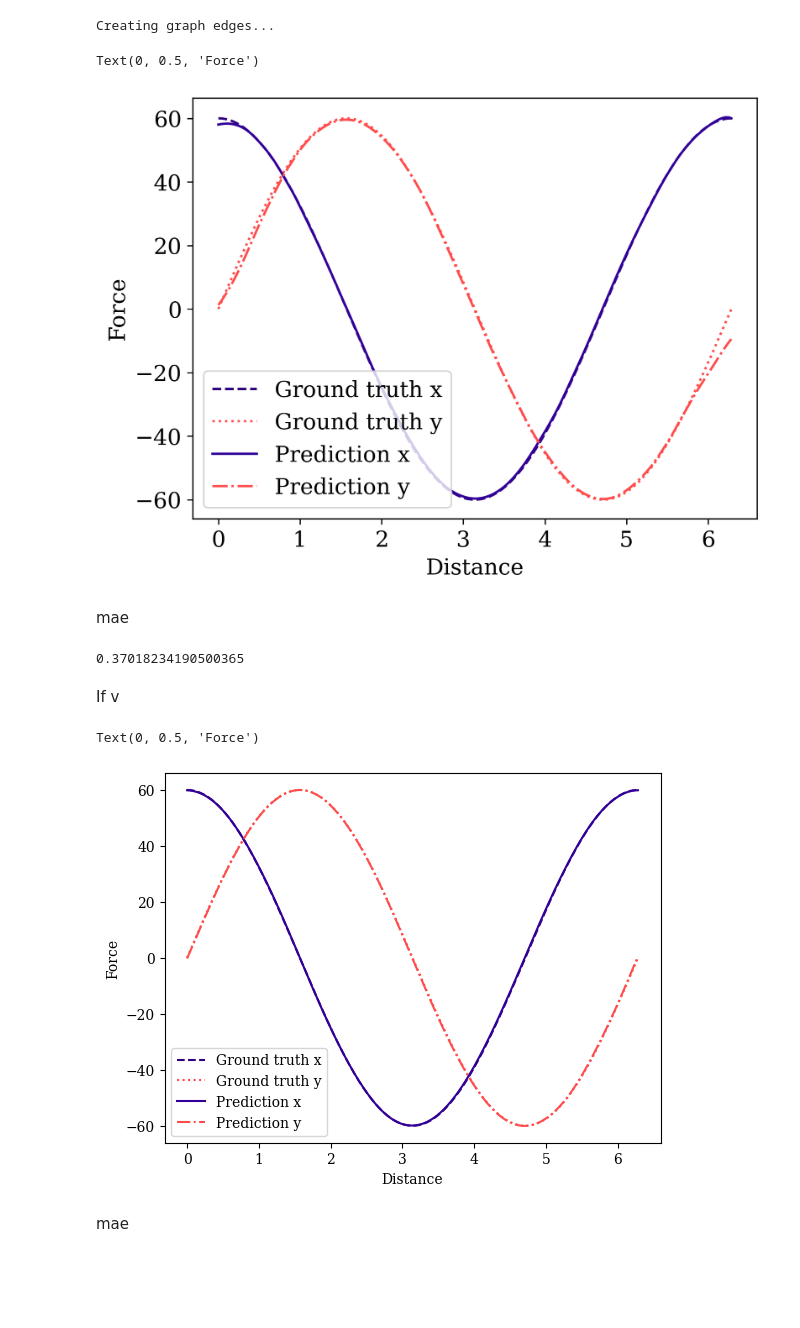
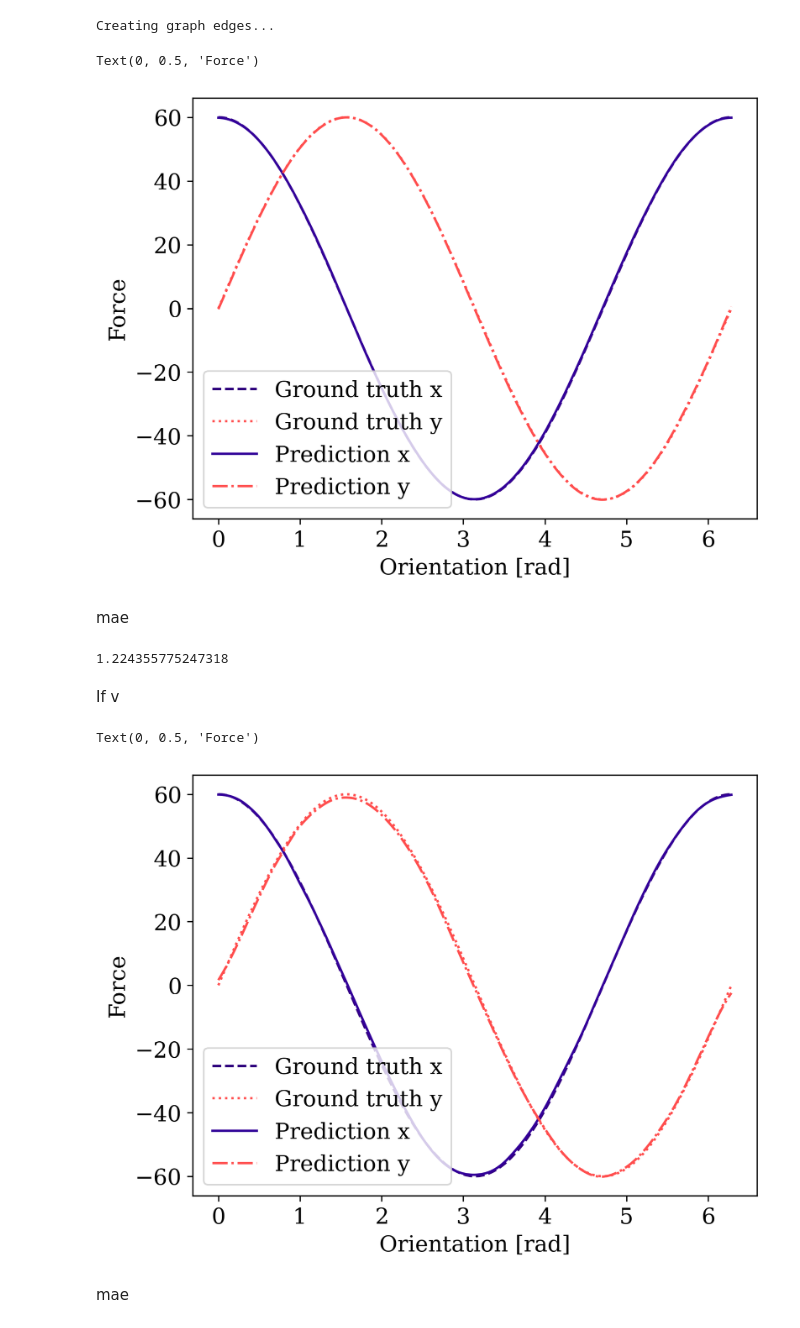
Before and after one commit to Phistian/exjobb, a Jupyter notebook: miguel/training/4training.ipynb, the cells around one changed output. Cells and saved outputs as stored; diff of their text form; code cells hidden in the pictures; blank space fills up the shorter version.

```diff
--- a/miguel/training/4training.ipynb
+++ b/miguel/training/4training.ipynb
@@ -640,7 +640,7 @@ KeyboardInterrupt: ignored
 # %% [markdown]
 # Load Model
 # %%
-extra_string = 'DATA1model1000'
+extra_string = 'DATA4model1000'
 model = keras.models.load_model(models_address + extra_string)
 # %% [markdown]
 # Functions to use in evaluation
@@ -959,46 +959,46 @@ plt.plot(orientations*np.pi*2, pred_x, color=[0.2, 0, 0.6])
 plt.plot(orientations*np.pi*2, pred_y, linestyle='dashdot', color=[1, 0.3, 0.3])
 
 plt.legend(["Ground truth x", "Ground truth y", "Prediction x", "Prediction y"])
-plt.xlabel("Distance")
+plt.xlabel("Orientation [rad]")
 plt.ylabel("Force")
 # %% [output]
 Text(0, 0.5, 'Force')
-[figure, old version]
+[figure, new version]
 # %% [markdown]
 mae
 # %%
 f_mae(0, 2*np.pi, orientation[::2]*np.pi*2, true_x, true_y, pred_x, pred_y)
 # %% [output]
-0.37018234190500365
+1.224355775247318
 # %% [markdown]
 If v
 # %%
 from matplotlib import rcParams
 rcParams['font.family'] = 'serif'
 rcParams['font.sans-serif'] = ['times new roman']
 import matplotlib.pyplot as plt
 
 connected_nodes=adj_mtx[:,0]
 pred_x = model_predictions[0][connected_nodes, 0][::2]
 pred_y = model_predictions[0][connected_nodes, 1][::2]
 true_x = full_test_graph[1][0][connected_nodes,0][::2]
 true_y = full_test_graph[1][0][connected_nodes,1][::2]
 
 orientations = orientation[::2]
 
 plt.rcParams.update({'font.size': 14})
 plt.figure(dpi=300)
 plt.plot(orientations*np.pi*2, true_x, linestyle='dashed', color=[0.2, 0, 0.5])
 plt.plot(orientations*np.pi*2, true_y, linestyle='dotted', color=[1, 0.3, 0.3])
 plt.plot(orientations*np.pi*2, pred_x, color=[0.2, 0, 0.6])
 plt.plot(orientations*np.pi*2, pred_y, linestyle='dashdot', color=[1, 0.3, 0.3])
 
 plt.legend(["Ground truth x", "Ground truth y", "Prediction x", "Prediction y"])
-plt.xlabel("Distance")
+plt.xlabel("Orientation [rad]")
 plt.ylabel("Force")
 # %% [output]
 Text(0, 0.5, 'Force')
-[figure, old version]
+[figure, new version]
 # %% [markdown]
 mae
 # %%
```
Also changed, not shown: parts of 3 cells of this notebook.
